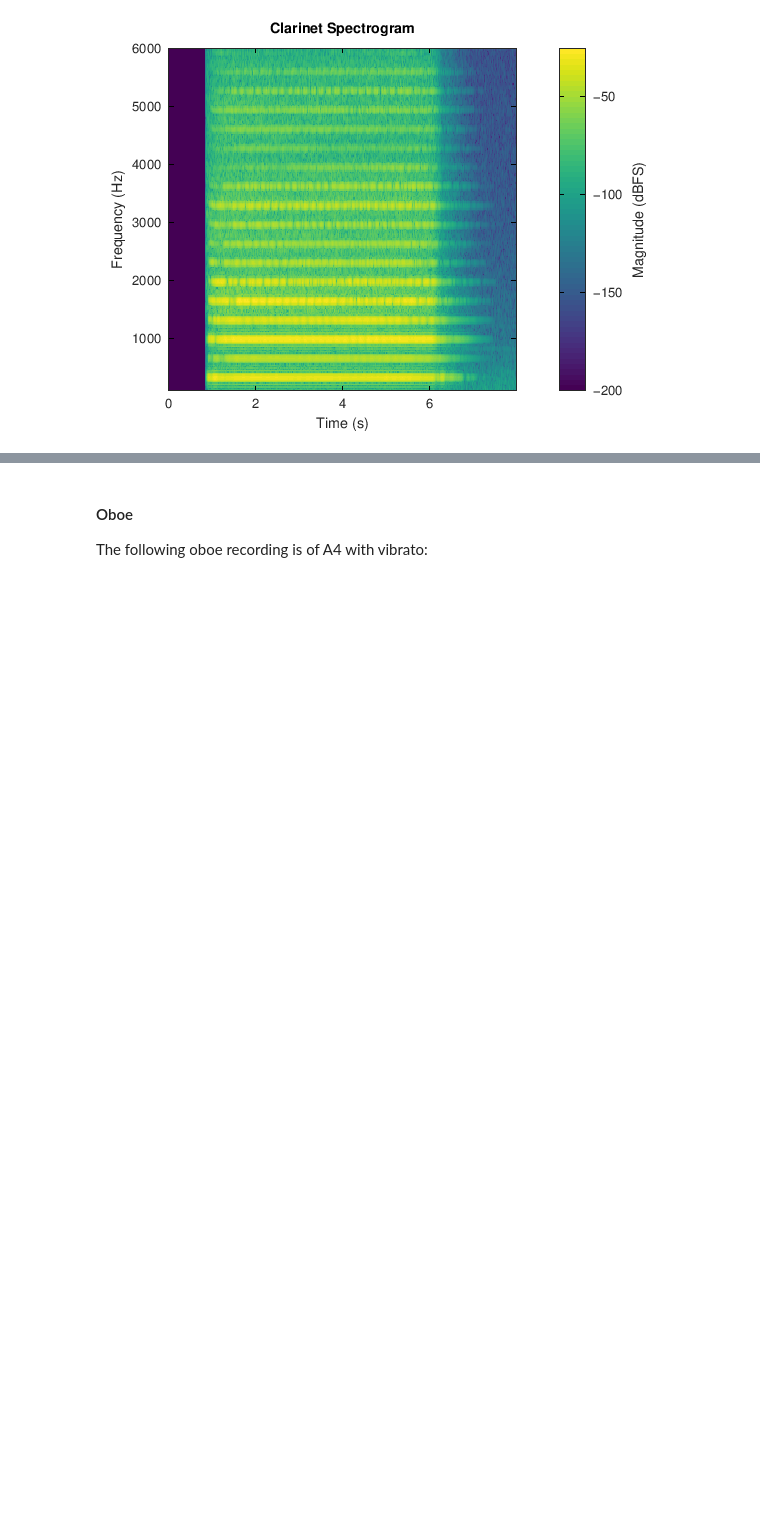
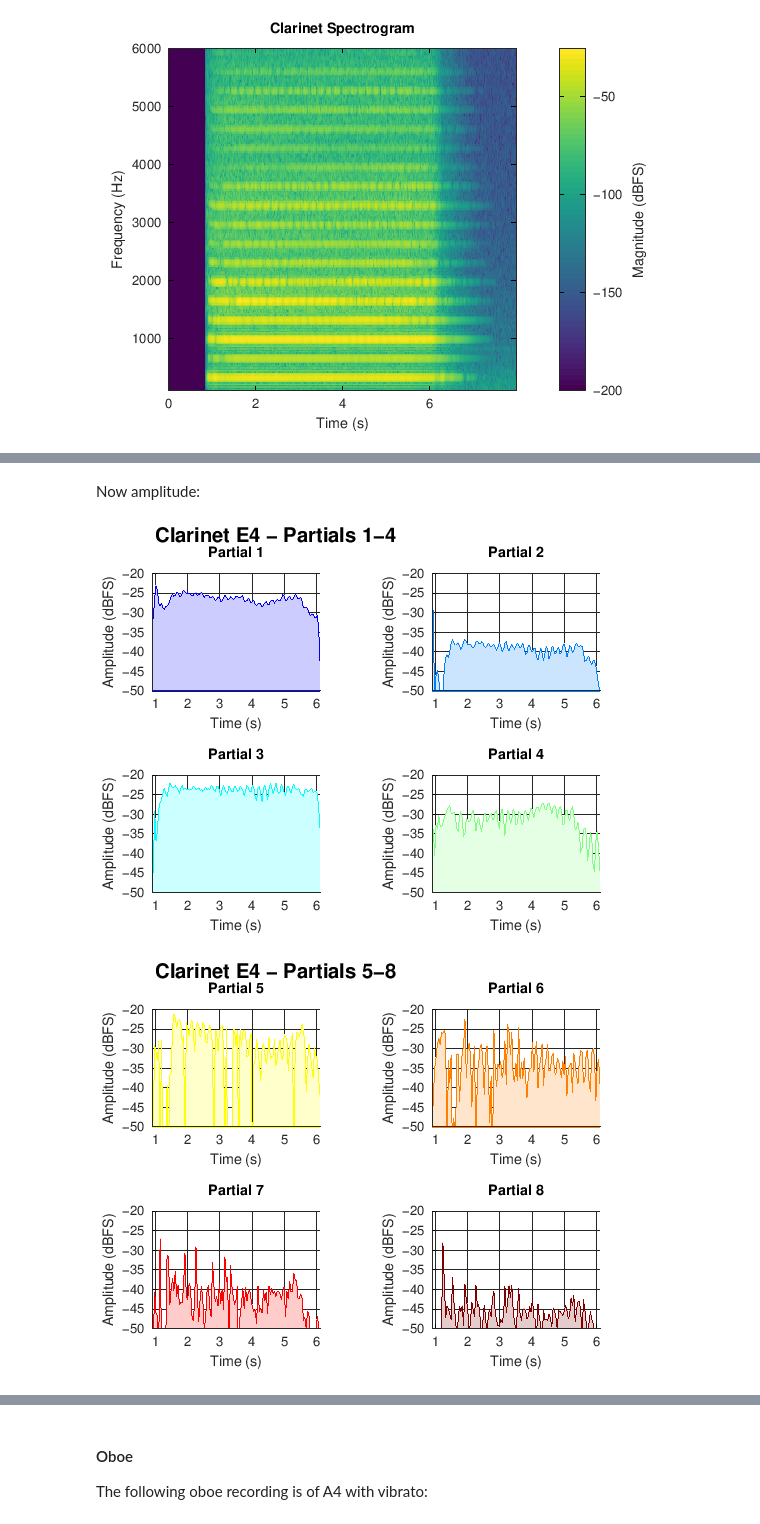
Before and after one commit to calyau/octave-notebooks, a Jupyter notebook: data/audio-dsp-and-spectralism.ipynb, the cells around one changed output, grey strips where cells are left out. Cells and saved outputs as stored; diff of their text form; code cells hidden in the pictures; blank space fills up the shorter version.

```diff
--- a/data/audio-dsp-and-spectralism.ipynb
+++ b/data/audio-dsp-and-spectralism.ipynb
@@ -119,0 +177,10 @@ plot_spectrogram(y, fs, 'Clarinet Spectrogram');
+# %% [markdown]
+Now amplitude:
+# %%
+db_range = [-50,-20];
+margins = [0.1, 0.1, 0.12, 0.12];
+gaps = [0.2, 0.2];
+plot_partial_amp_trajectories(times, amps_matrix, 8, 'Clarinet E4', t_range, db_range, margins, gaps);
+# %% [output]
+[figure, added]
+[figure, added]
```
Also changed, not shown: parts of 20 cells of this notebook, 1 other file.
